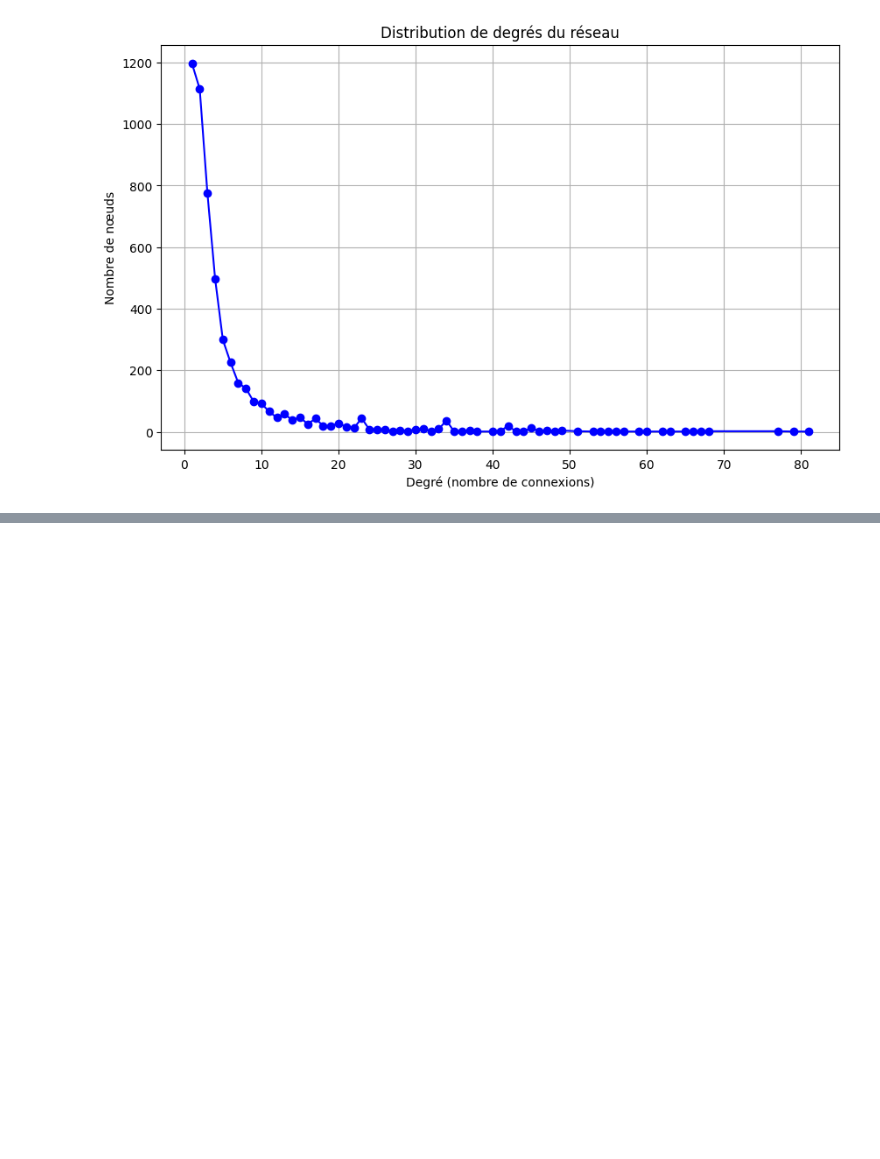
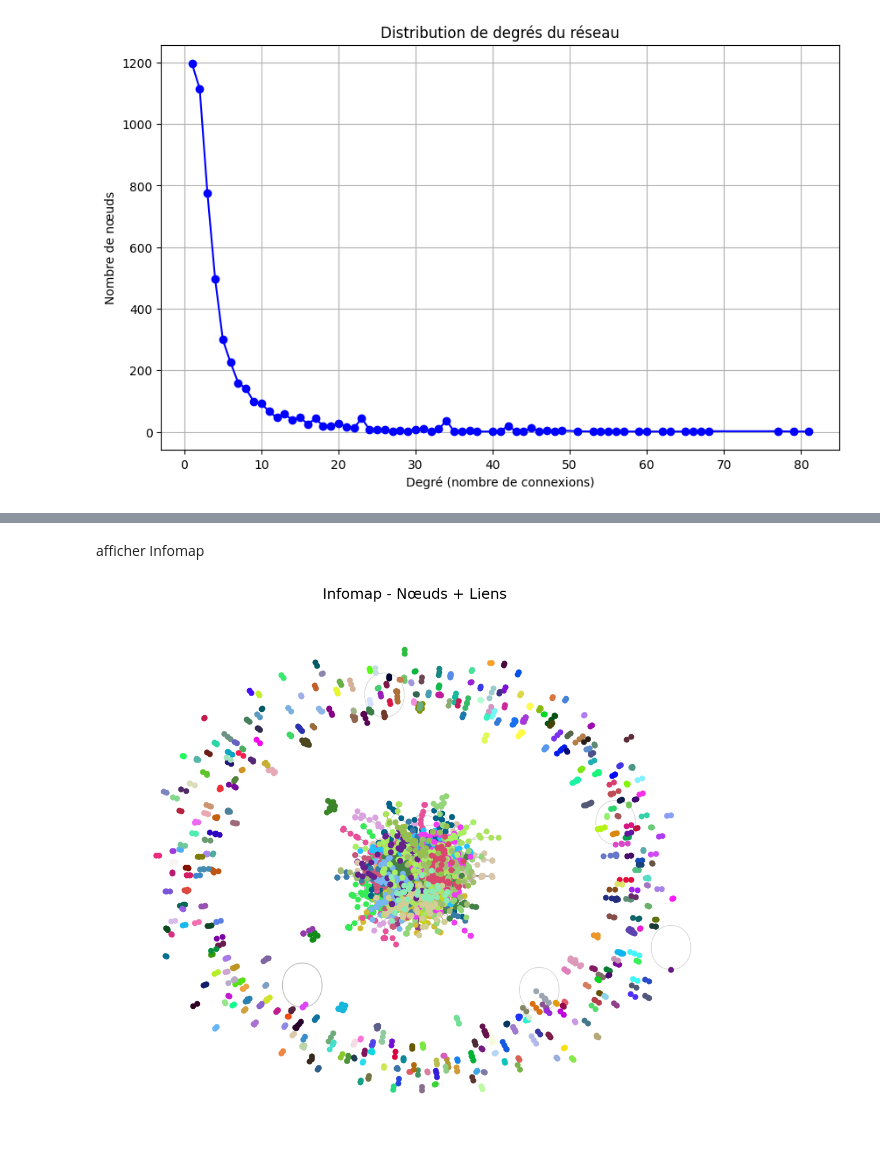
Before and after one commit to ayyyaa/Project, a Jupyter notebook: ProjetReseauSociaux.ipynb, the cells around one changed output, grey strips where cells are left out. Drawn from its saved outputs; the diff is of its cells as text; code cells hidden in the pictures; blank space fills up the shorter version.

```diff
--- a/ProjetReseauSociaux.ipynb
+++ b/ProjetReseauSociaux.ipynb
@@ -228,0 +268,6 @@ plt.show()
+# %% [markdown]
+afficher Infomap
+# %%
+draw_communities_with_nodes_and_edges(G, infomap_comm, "Infomap - Nœuds + Liens")
+# %% [output]
+[figure, added]
```
Also changed, not shown: parts of 11 cells of this notebook.
